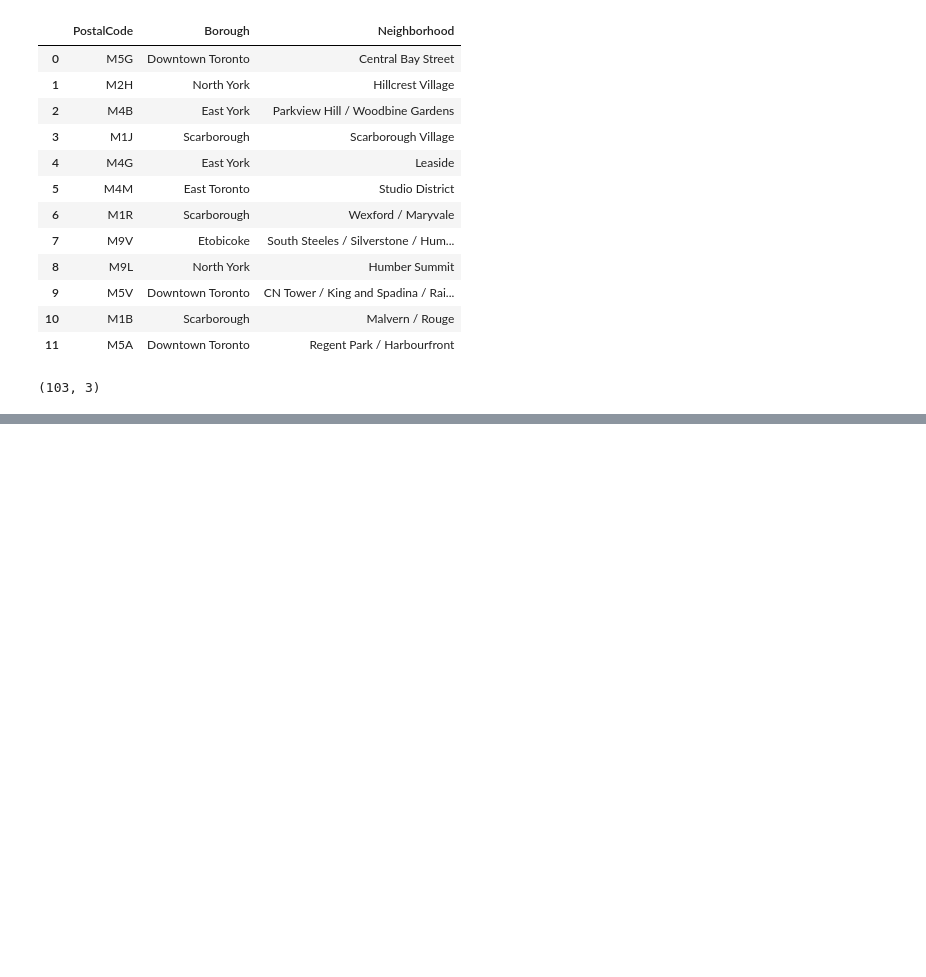
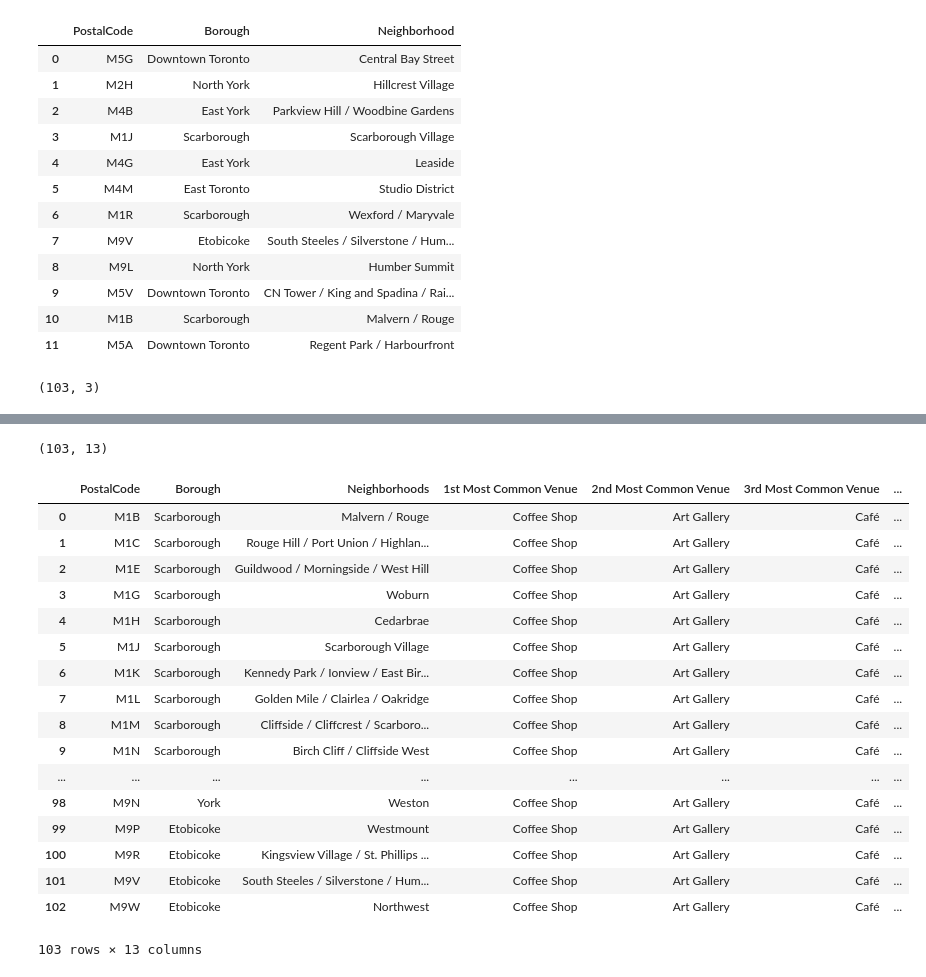
Before and after one commit to ankit32a/Segmenting-and-Clustering-Neighborhoods-in-Toronto1, a Jupyter notebook: C9W3A.ipynb, the cells around one changed output, grey strips where cells are left out. Saved outputs shown, nothing was run; the diff lists cells and outputs as text; code cells hidden in the pictures; blank space fills up the shorter version.

```diff
--- a/C9W3A.ipynb
+++ b/C9W3A.ipynb
@@ -159,0 +374,49 @@ toronto_df_grouped.shape
+# %%
+num_top_venues = 10
+
+indicators = ['st', 'nd', 'rd']
+
+# create columns according to number of top venues
+areaColumns = ['PostalCode', 'Borough', 'Neighborhoods']
+freqColumns = []
+for ind in np.arange(num_top_venues):
+    try:
+        freqColumns.append('{}{} Most Common Venue'.format(ind+1, indicators[ind]))
+    except:
+        freqColumns.append('{}th Most Common Venue'.format(ind+1))
+columns = areaColumns+freqColumns
+
+# create a new dataframe
+neighborhoods_venues_sorted = pd.DataFrame(columns=columns)
+neighborhoods_venues_sorted['PostalCode'] = toronto_grouped['PostalCode']
+neighborhoods_venues_sorted['Borough'] = toronto_grouped['Borough']
+neighborhoods_venues_sorted['Neighborhoods'] = toronto_grouped['Neighborhoods']
+
+for ind in np.arange(toronto_grouped.shape[0]):
+    row_categories = toronto_grouped.iloc[ind, :].iloc[3:]
+    row_categories_sorted = row_categories.sort_values(ascending=False)
+    neighborhoods_venues_sorted.iloc[ind, 3:] = row_categories_sorted.index.values[0:num_top_venues]
+
+# neighborhoods_venues_sorted.sort_values(freqColumns, inplace=True)
+print(neighborhoods_venues_sorted.shape)
+neighborhoods_venues_sorted
+# %% [output]
+(103, 13)
+|  | PostalCode | Borough | Neighborhoods | 1st Most Common Venue | 2nd Most Common Venue | 3rd Most Common Venue | ... |
+| 0 | M1B | Scarborough | Malvern / Rouge | Coffee Shop | Art Gallery | Café | ... |
+| 1 | M1C | Scarborough | Rouge Hill / Port Union / Highlan... | Coffee Shop | Art Gallery | Café | ... |
+| 2 | M1E | Scarborough | Guildwood / Morningside / West Hill | Coffee Shop | Art Gallery | Café | ... |
+| 3 | M1G | Scarborough | Woburn | Coffee Shop | Art Gallery | Café | ... |
+| 4 | M1H | Scarborough | Cedarbrae | Coffee Shop | Art Gallery | Café | ... |
+| 5 | M1J | Scarborough | Scarborough Village | Coffee Shop | Art Gallery | Café | ... |
+| 6 | M1K | Scarborough | Kennedy Park / Ionview / East Bir... | Coffee Shop | Art Gallery | Café | ... |
+| 7 | M1L | Scarborough | Golden Mile / Clairlea / Oakridge | Coffee Shop | Art Gallery | Café | ... |
+| 8 | M1M | Scarborough | Cliffside / Cliffcrest / Scarboro... | Coffee Shop | Art Gallery | Café | ... |
+| 9 | M1N | Scarborough | Birch Cliff / Cliffside West | Coffee Shop | Art Gallery | Café | ... |
+| ... | ... | ... | ... | ... | ... | ... | ... |
+| 98 | M9N | York | Weston | Coffee Shop | Art Gallery | Café | ... |
+| 99 | M9P | Etobicoke | Westmount | Coffee Shop | Art Gallery | Café | ... |
+| 100 | M9R | Etobicoke | Kingsview Village / St. Phillips ... | Coffee Shop | Art Gallery | Café | ... |
+| 101 | M9V | Etobicoke | South Steeles / Silverstone / Hum... | Coffee Shop | Art Gallery | Café | ... |
+| 102 | M9W | Etobicoke | Northwest | Coffee Shop | Art Gallery | Café | ... |
+103 rows × 13 columns
```
Also changed, not shown: parts of 13 cells of this notebook.
